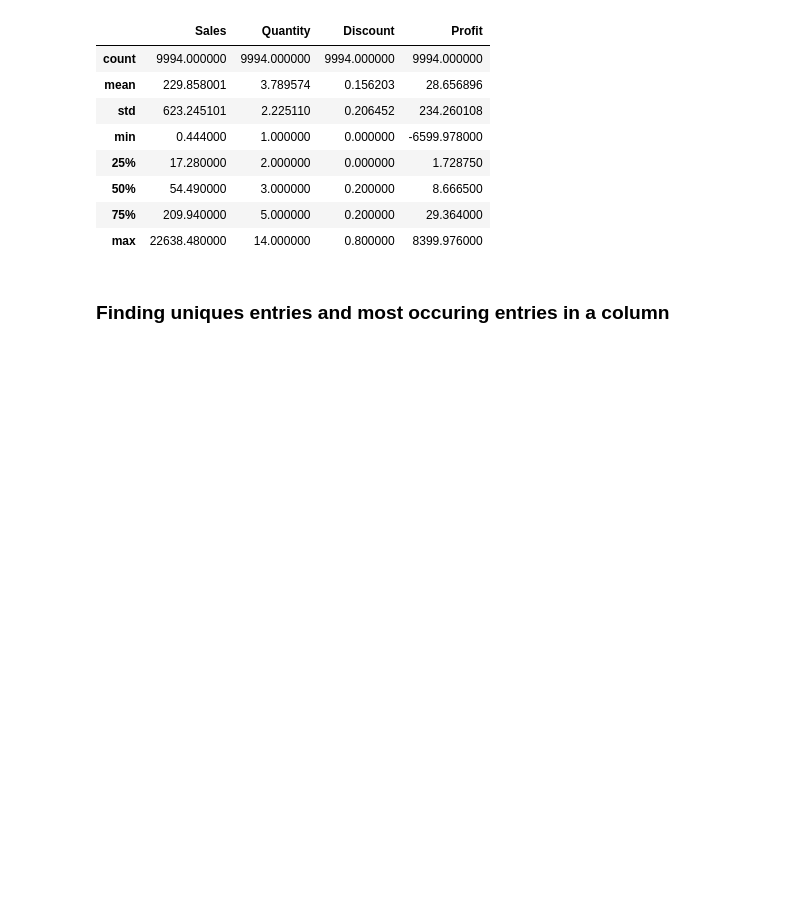
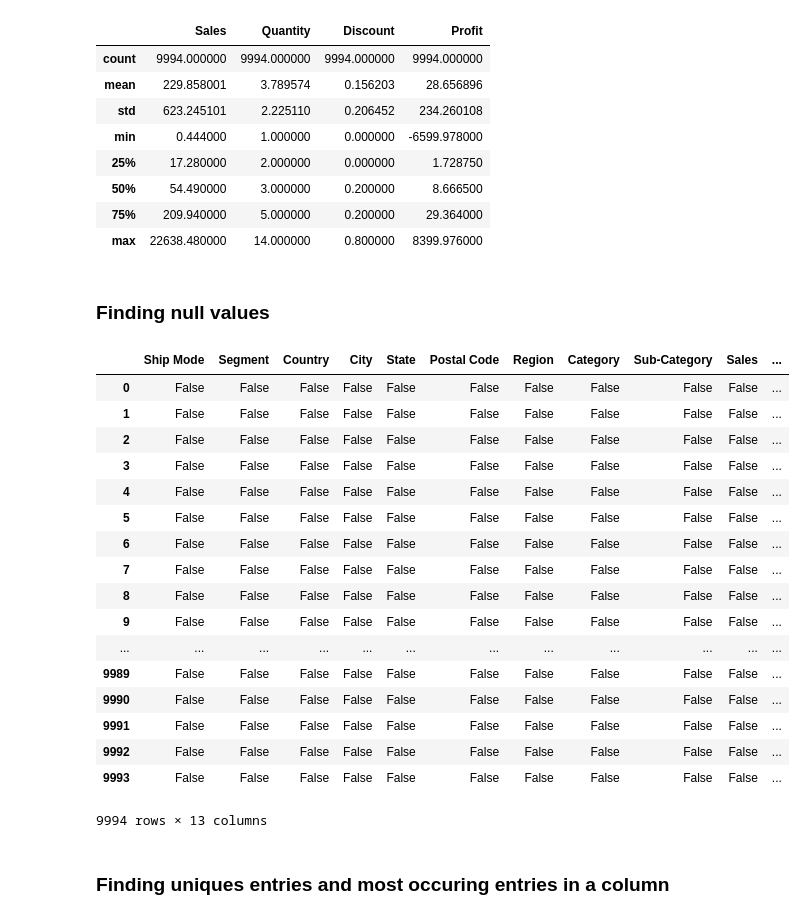
Before and after one commit to HarshiniMarappan/TSF-GRIP-Internship-Projects, a Jupyter notebook: Task 2/Sample Superstore EDA.ipynb, the cells around one changed output. Saved outputs shown, nothing was run; the diff lists cells and outputs as text; code cells hidden in the pictures; blank space fills up the shorter version.

```diff
--- a/Task 2/Sample Superstore EDA.ipynb
+++ b/Task 2/Sample Superstore EDA.ipynb
@@ -50,6 +51,29 @@ data[['Sales','Quantity','Discount','Profit']].describe()
 | 50% | 54.490000 | 3.000000 | 0.200000 | 8.666500 |
 | 75% | 209.940000 | 5.000000 | 0.200000 | 29.364000 |
 | max | 22638.480000 | 14.000000 | 0.800000 | 8399.976000 |
+# %% [markdown]
+### Finding null values
+# %%
+data.isnull()
+# %% [output]
+|  | Ship Mode | Segment | Country | City | State | Postal Code | Region | Category | Sub-Category | Sales | ... |
+| 0 | False | False | False | False | False | False | False | False | False | False | ... |
+| 1 | False | False | False | False | False | False | False | False | False | False | ... |
+| 2 | False | False | False | False | False | False | False | False | False | False | ... |
+| 3 | False | False | False | False | False | False | False | False | False | False | ... |
+| 4 | False | False | False | False | False | False | False | False | False | False | ... |
+| 5 | False | False | False | False | False | False | False | False | False | False | ... |
+| 6 | False | False | False | False | False | False | False | False | False | False | ... |
+| 7 | False | False | False | False | False | False | False | False | False | False | ... |
+| 8 | False | False | False | False | False | False | False | False | False | False | ... |
+| 9 | False | False | False | False | False | False | False | False | False | False | ... |
+| ... | ... | ... | ... | ... | ... | ... | ... | ... | ... | ... | ... |
+| 9989 | False | False | False | False | False | False | False | False | False | False | ... |
+| 9990 | False | False | False | False | False | False | False | False | False | False | ... |
+| 9991 | False | False | False | False | False | False | False | False | False | False | ... |
+| 9992 | False | False | False | False | False | False | False | False | False | False | ... |
+| 9993 | False | False | False | False | False | False | False | False | False | False | ... |
+9994 rows × 13 columns
 # %% [markdown]
 ### Finding uniques entries and most occuring entries in a column
 # %%
```
Also changed, not shown: parts of 3 cells of this notebook.
